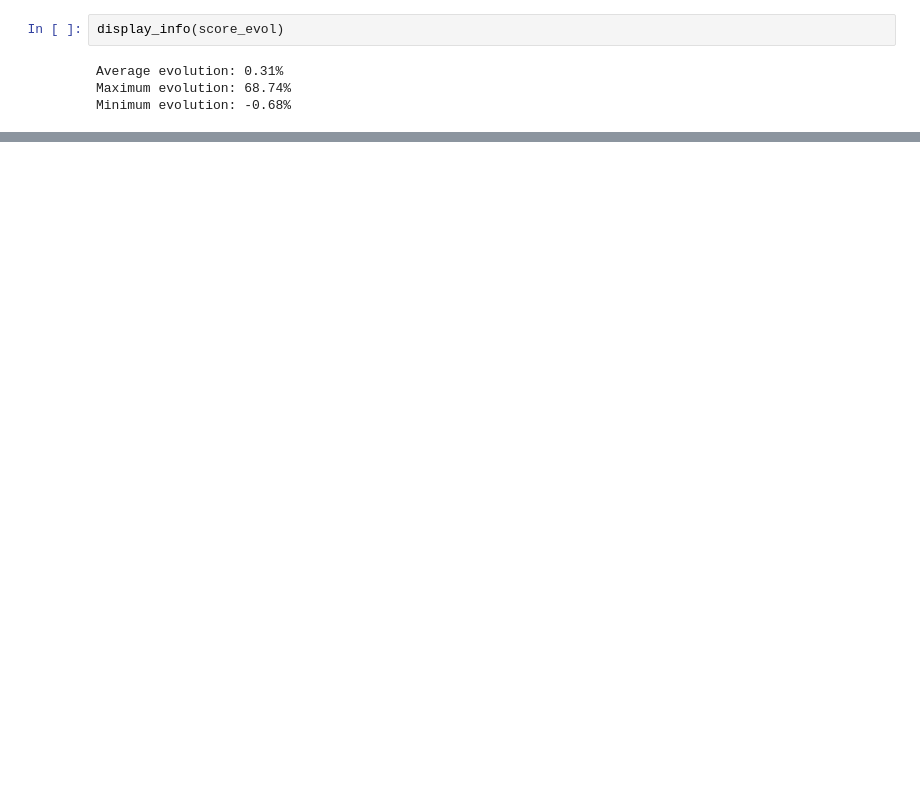
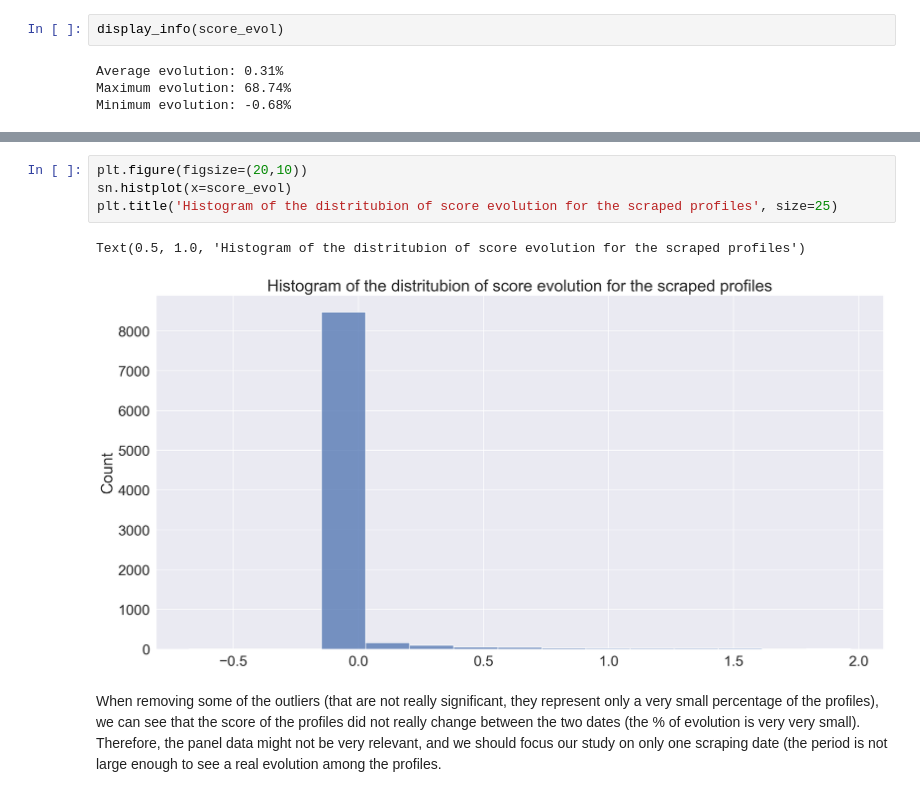
Before and after one commit to Victor-Manach/MODS207, a Jupyter notebook: panel_data_analysis.ipynb, the cells around one changed output, grey strips where cells are left out. Drawn from its saved outputs; the diff is of its cells as text; blank space fills up the shorter version.

Commit message:
improve the panel data analysis and change some variables in the regression

```diff
--- a/panel_data_analysis.ipynb
+++ b/panel_data_analysis.ipynb
@@ -105,0 +115,9 @@ Minimum evolution: -2.13%
+# %%
+plt.figure(figsize=(20,10))
+sn.histplot(x=score_evol)
+plt.title('Histogram of the distritubion of score evolution for the scraped profiles', size=25)
+# %% [output]
+Text(0.5, 1.0, 'Histogram of the distritubion of score evolution for the scraped profiles')
+[figure, added]
+# %% [markdown]
+When removing some of the outliers (that are not really significant, they represent only a very small percentage of the profiles), we can see that the score of the profiles did not really change between the two dates (the % of evolution is very very small). Therefore, the panel data might not be very relevant, and we should focus our study on only one scraping date (the period is not large enough to see a real evolution among the profiles.
```
Also changed, not shown: parts of 25 cells of this notebook, 4 other files.
